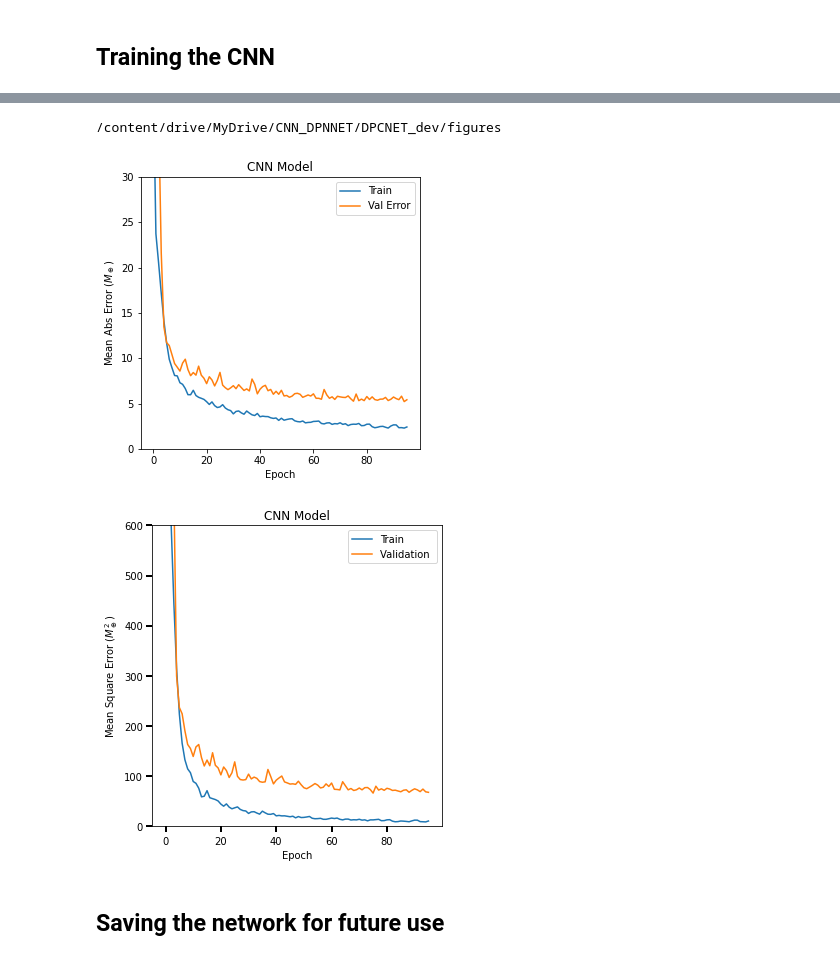
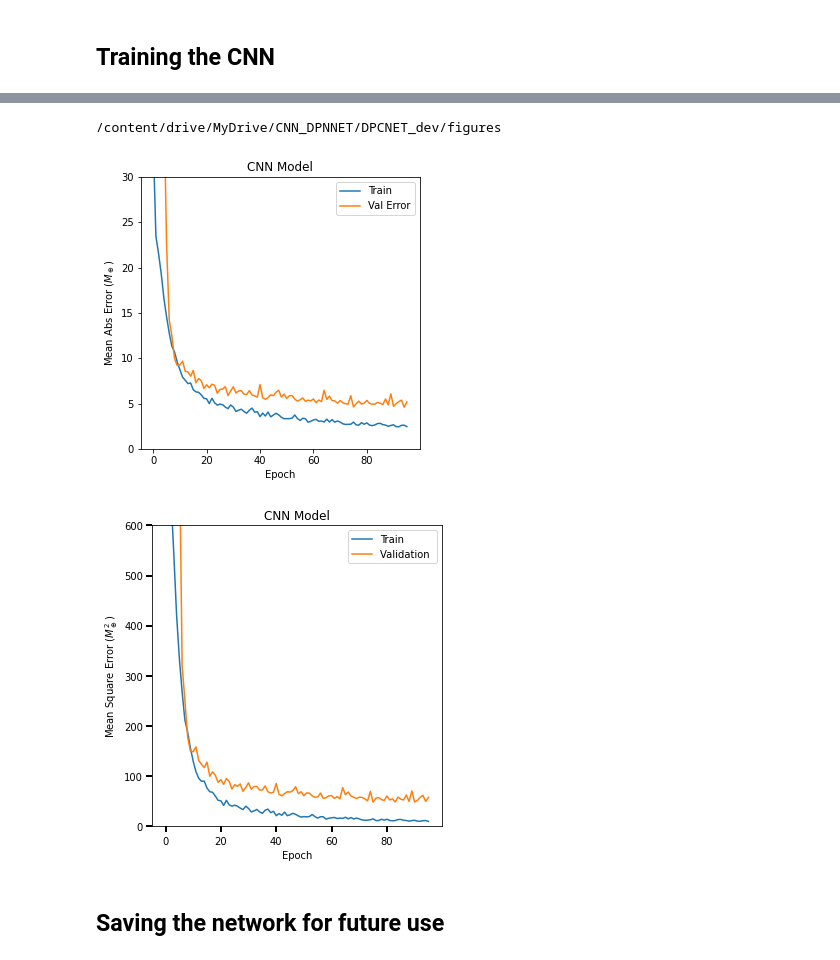
Before and after one commit to sauddy/DPNNet-2.0, a Jupyter notebook: DPCNet_V1.ipynb, the cells around one changed output, grey strips where cells are left out. Saved outputs shown, nothing was run; the diff lists cells and outputs as text; code cells hidden in the pictures.

```diff
--- a/DPCNet_V1.ipynb
+++ b/DPCNet_V1.ipynb
@@ -148,8 +132,8 @@ Reading the image paths and data from folder: /content/drive/MyDrive/CNN_DPNNET/
 ## the data for training and the remaining 15% for testing
 split = train_test_split(data_complete, test_size=0.15, random_state=42)
 (train, test) = split
+
 ## Save the train and the test data for future use as well.
-
 test.to_csv(path+'data_folder/test_dataset.csv')
 train.to_csv(path+'data_folder/train_dataset.csv')
 
@@ -158,7 +142,7 @@ normed_train_data, normed_test_data, train_labels, test_labels = dp.process_the_
 
 
 #### Desired Image resoltuion #####
-X_res = Y_res = 128
+X_res = Y_res = 256
 
 ## Generate the training and the test images
 
@@ -234,13 +218,13 @@ Memory (After Training): [3032.9140625]Mb
 # %%
 ## The plots for the Validation and the Testing loss
 dp.plot_history(CNN_history,path, Model = "CNN")
 hist_df = pd.DataFrame(CNN_history.history)  ## converting to dataframe
 ## Saving the history
-hist_df.to_csv(path+'data_folder/'+NETWORK+'_history.csv')
+hist_df.to_csv(path+'data_folder/'+NETWORK+'_'+str(X_res)+'_history.csv')
 # %% [output]
 /content/drive/MyDrive/CNN_DPNNET/DPCNET_dev/figures
-[figure, old version]
+[figure, new version]
-[figure, old version]
+[figure, new version]
 # %% [markdown]
 ## Saving the network for future use
 # %%
```
Also changed, not shown: parts of 18 cells of this notebook.
